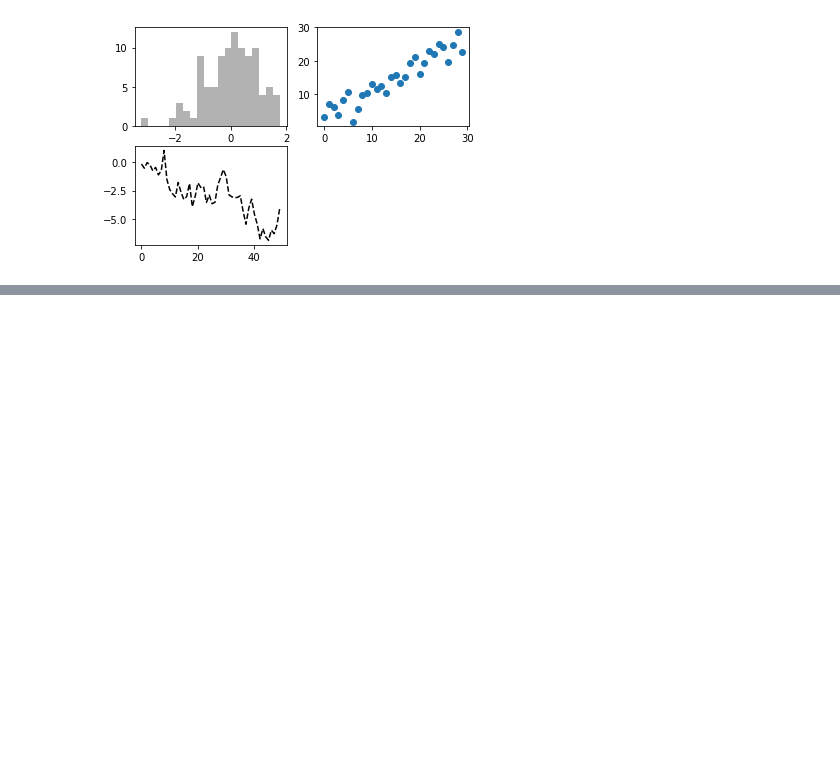
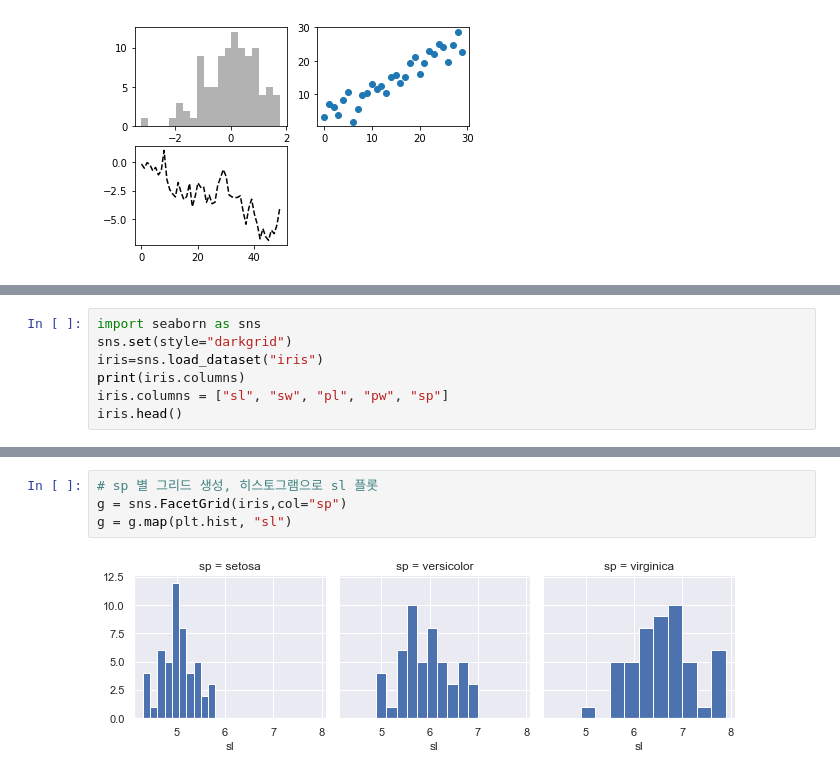
Before and after one commit to JeongChanDo/R, a Jupyter notebook: Python_R/2020-10-28.ipynb, the cells around one changed output, grey strips where cells are left out. Saved outputs shown, nothing was run; the diff lists cells and outputs as text; blank space fills up the shorter version.

Commit message:
seaborn practice using iris data

```diff
--- a/Python_R/2020-10-28.ipynb
+++ b/Python_R/2020-10-28.ipynb
@@ -79,0 +91,7 @@ plt.show()
+# %%
+import seaborn as sns
+sns.set(style="darkgrid")
+iris=sns.load_dataset("iris")
+print(iris.columns)
+iris.columns = ["sl", "sw", "pl", "pw", "sp"]
+iris.head()
@@ -79,0 +108,6 @@ plt.show()
+# %%
+# sp 별 그리드 생성, 히스토그램으로 sl 플롯
+g = sns.FacetGrid(iris,col="sp")
+g = g.map(plt.hist, "sl")
+# %% [output]
+[figure, added]
```
Also changed, not shown: parts of 6 cells of this notebook.
